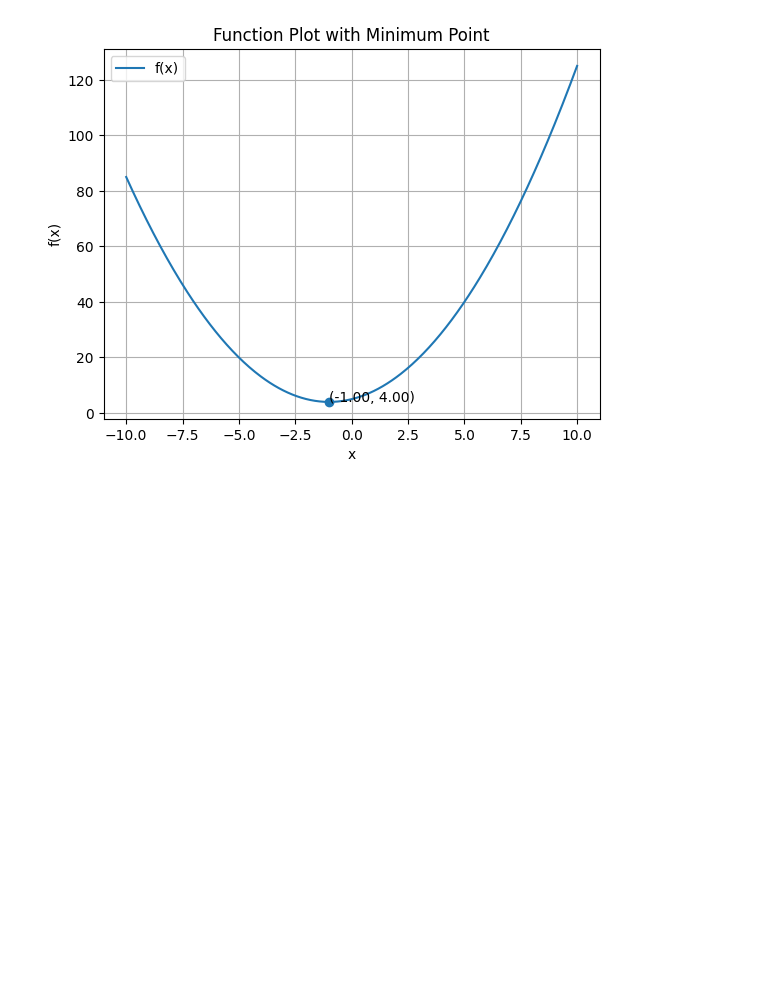
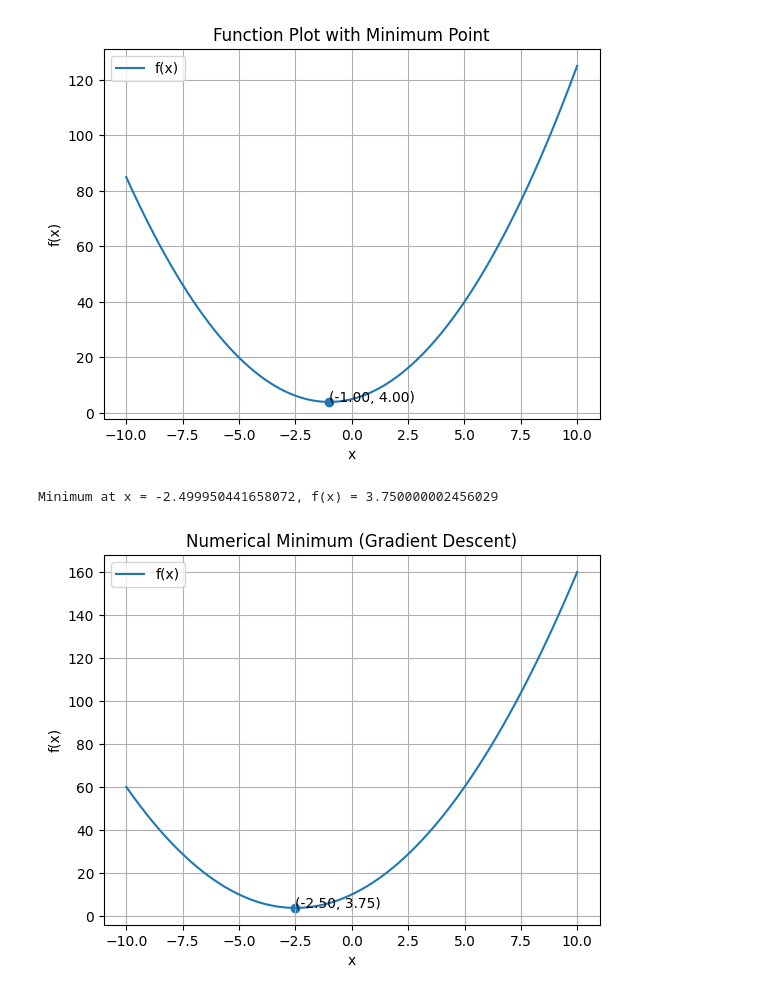
Before and after one commit to FurqanAlyy/AI-ML-NIAI, a Jupyter notebook: 0_differentiationfunction.ipynb, the cells around one changed output. Drawn from its saved outputs; the diff is of its cells as text; code cells hidden in the pictures; blank space fills up the shorter version.

```diff
--- a/0_differentiationfunction.ipynb
+++ b/0_differentiationfunction.ipynb
@@ -78,30 +78,43 @@ def find_minimum_numerical(f, x0, learning_rate=0.01, tol=1e-6, max_iter=1000):
 
     for _ in range(max_iter):
         grad = numerical_derivative(f, x)
         x_new = x - learning_rate * grad
 
         if abs(x_new - x) < tol:
             break
 
         x = x_new
 
     return x, f(x)
 
 
 def plot_numerical(f, min_x, x_range=(-10, 10)):
     x_vals = np.linspace(x_range[0], x_range[1], 400)
     y_vals = [f(x) for x in x_vals]
 
     plt.figure()
     plt.plot(x_vals, y_vals, label="f(x)")
 
     # Mark minimum
     plt.scatter(min_x, f(min_x))
     plt.text(min_x, f(min_x), f"({min_x:.2f}, {f(min_x):.2f})")
 
     plt.xlabel("x")
     plt.ylabel("f(x)")
     plt.title("Numerical Minimum (Gradient Descent)")
     plt.legend()
     plt.grid()
     plt.show()
+
+
+# Example usage
+f = lambda x: x**2 + 5*x + 10
+
+min_x, min_val = find_minimum_numerical(f, x0=0)
+
+print(f"Minimum at x = {min_x}, f(x) = {min_val}")
+
+plot_numerical(f, min_x)
+# %% [output]
+Minimum at x = -2.499950441658072, f(x) = 3.750000002456029
+[figure, added]
```
